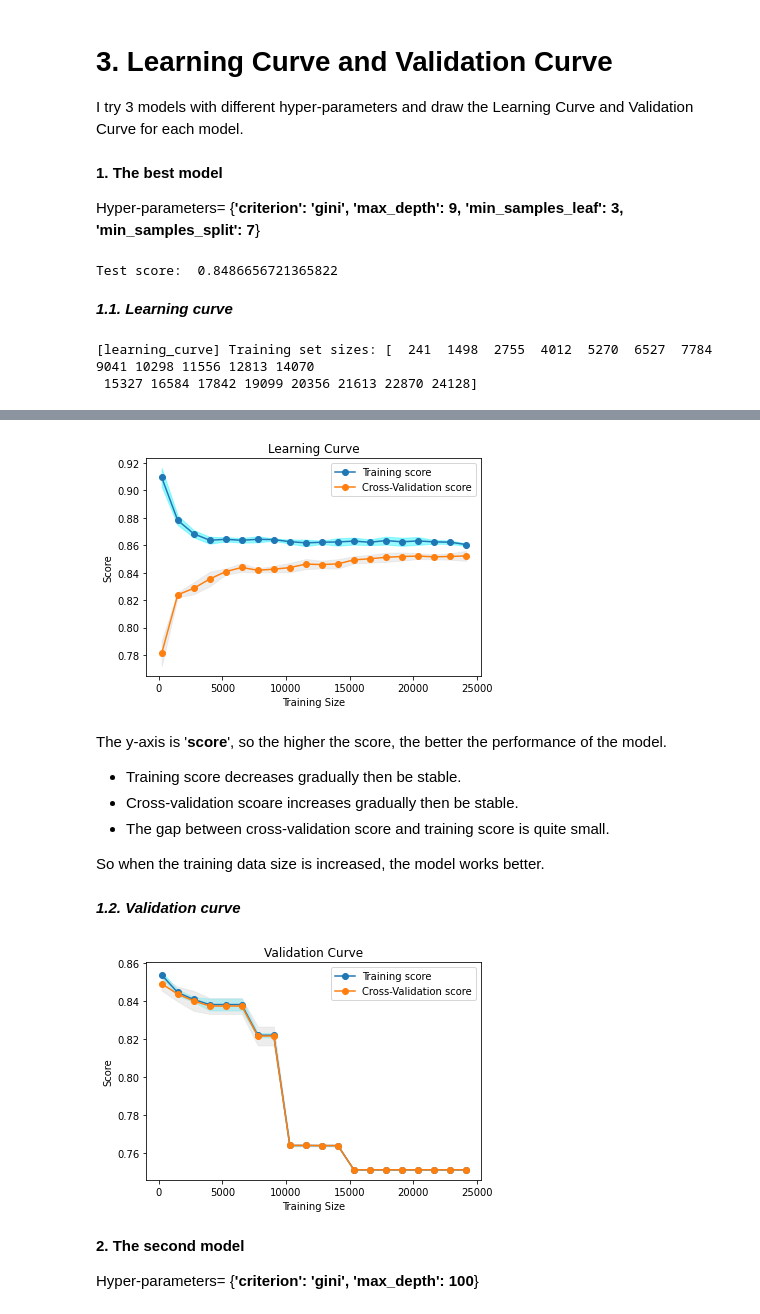
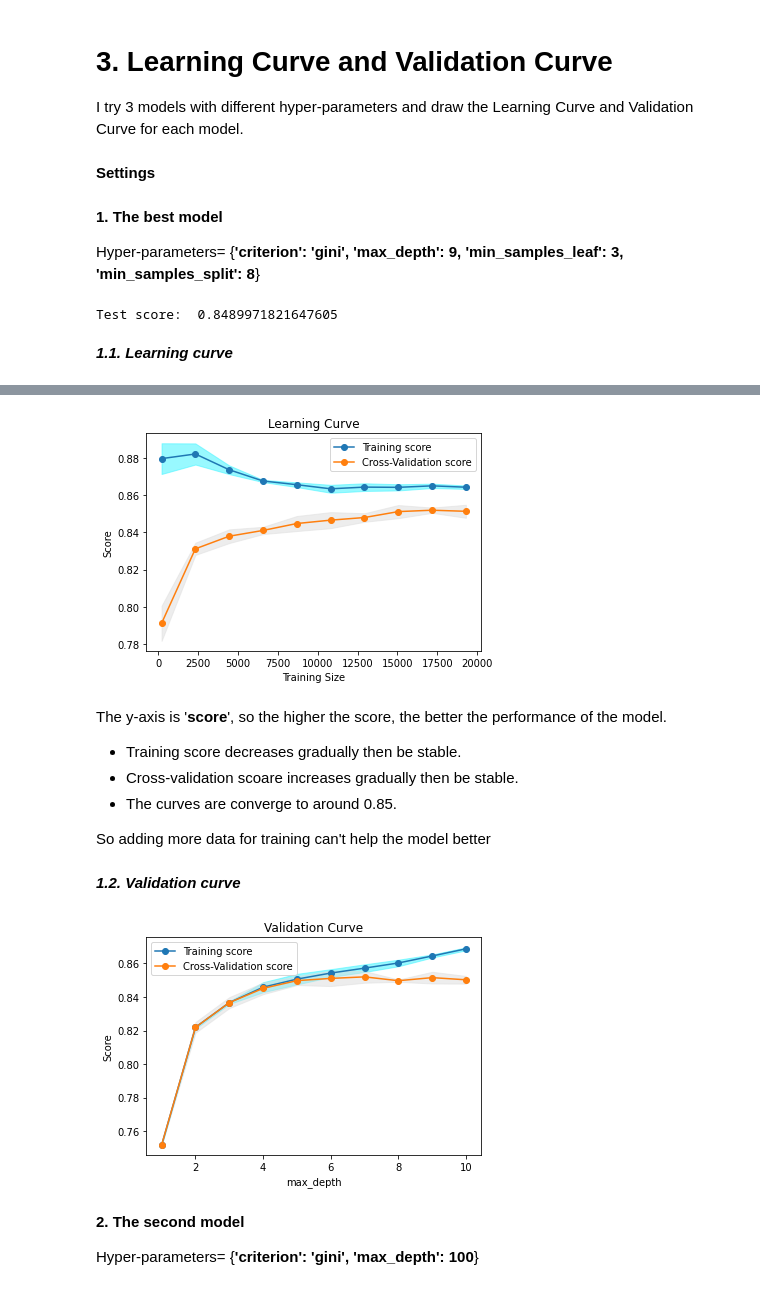
Before and after one commit to ngonhan2k5/cs-ml, a Jupyter notebook: proj1/DecisionTree.ipynb, the cells around one changed output, grey strips where cells are left out. Cells and saved outputs as stored; diff of their text form; code cells hidden in the pictures.

Commit message:
Modify show_curve function

```diff
--- a/proj1/DecisionTree.ipynb
+++ b/proj1/DecisionTree.ipynb
@@ -136,5 +136,5 @@ The best hyper-parameters:  {**'criterion': 'gini', 'max_depth': 9, 'min_samples
 # %%
-best_clf= DecisionTreeClassifier(criterion= 'gini', max_depth=9, min_samples_leaf=3, min_samples_split=7)
+best_clf= DecisionTreeClassifier(criterion= 'gini', max_depth=9, min_samples_leaf=3, min_samples_split=8)
 best_clf= best_clf.fit(X_train, y_train)
 score= best_clf.score(X_test, y_test)
 print("Test score: ", score)
@@ -179,43 +179,45 @@ weighted avg       0.84      0.85      0.84      6033
 
 I try 3 models with different hyper-parameters and draw the Learning Curve and Validation Curve for each model.
 # %%
-def show_curve(train_scores, test_scores, title):
+def show_curve(train_scores, test_scores, x_axis_range, title, xlabel):
   train_scores_mean= np.mean(train_scores, axis=1)
   train_scores_std= np.std(train_scores, axis=1)
   test_scores_mean= np.mean(test_scores, axis=1)
   test_scores_std= np.std(test_scores, axis=1)
 
-  plt.plot(train_sizes, train_scores_mean, marker='o', label= "Training score")
-  plt.plot(train_sizes, test_scores_mean, marker='o', label="Cross-Validation score")
+  plt.figure()
+  plt.plot(x_axis_range, train_scores_mean, marker='o', label= "Training score")
+  plt.plot(x_axis_range, test_scores_mean, marker='o', label="Cross-Validation score")
 
-  plt.fill_between(train_sizes, train_scores_mean-train_scores_std, train_scores_mean+train_scores_std,color= '#33F4FF',alpha=0.5)
-  plt.fill_between(train_sizes, test_scores_mean-test_scores_std, test_scores_mean+test_scores_std, color= '#DDDDDD',alpha=0.5)
+  plt.fill_between(x_axis_range, train_scores_mean-train_scores_std, train_scores_mean+train_scores_std,color= '#33F4FF',alpha=0.5)
+  plt.fill_between(x_axis_range, test_scores_mean-test_scores_std, test_scores_mean+test_scores_std, color= '#DDDDDD',alpha=0.5)
 
   plt.title(title)
-  plt.xlabel('Training Size')
+  plt.xlabel(xlabel)
   plt.ylabel('Score')
   plt.legend(loc= 'best')
+# %% [markdown]
+**Settings**
 # %%
 from sklearn.model_selection import learning_curve
+train_sizes= np.linspace(0.01,1,10)
+scoring= "accuracy"
+
 from sklearn.model_selection import validation_curve
-param_name= 'min_samples_split'
-param_range = np.linspace(0.01,1,20)
-train_sizes= np.linspace(0.01,1,20)
-scoring= scoring
+param_name= 'max_depth'
+param_range = np.linspace(1,10,10)
 # %% [markdown]
 **1. The best model**
 
-Hyper-parameters= {**'criterion': 'gini', 'max_depth': 9, 'min_samples_leaf': 3, 'min_samples_split': 7**}
+Hyper-parameters= {**'criterion': 'gini', 'max_depth': 9, 'min_samples_leaf': 3, 'min_samples_split': 8**}
 # %%
 score= best_clf.score(X_test, y_test)
 print("Test score: ", score)
 # %% [output]
-Test score:  0.8486656721365822
+Test score:  0.8489971821647605
 # %% [markdown]
 ***1.1. Learning curve***
 # %%
-train_sizes, train_scores, test_scores= learning_curve(best_clf, X, y, scoring=scoring, train_sizes= train_sizes, verbose=1)
-show_curve(train_scores, test_scores, 'Learning Curve')
+train_sizes, train_scores, test_scores= learning_curve(best_clf, X_train, y_train, scoring=scoring, train_sizes= train_sizes)
+show_curve(train_scores, test_scores, train_sizes, 'Learning Curve', 'Training Size')
 # %% [output]
-[learning_curve] Training set sizes: [  241  1498  2755  4012  5270  6527  7784  9041 10298 11556 12813 14070
- 15327 16584 17842 19099 20356 21613 22870 24128]
@@ -224,20 +224,20 @@ show_curve(train_scores, test_scores, 'Learning Curve')
-[figure, old version]
+[figure, new version]
 # %% [markdown]
 The y-axis is '**score**', so the higher the score, the better the performance of the model.
 
 
 *   Training score decreases gradually then be stable.
 *   Cross-validation scoare increases gradually then be stable.
-*   The gap between cross-validation score and training score is quite small.
+*   The curves are converge to around 0.85.
 
-So when the training data  size is increased, the model works better.
+So adding more data for training can't help the model better
 # %% [markdown]
 ***1.2. Validation curve***
 # %%
-train_scores, test_scores= validation_curve(best_clf, X, y, param_name=param_name, param_range=param_range, scoring= scoring)
-show_curve(train_scores, test_scores, 'Validation Curve')
+train_scores, test_scores= validation_curve(best_clf, X_train, y_train, param_name=param_name, param_range=param_range, scoring= scoring, error_score= 'raise' )
+show_curve(train_scores, test_scores, param_range, 'Validation Curve', param_name)
 # %% [output]
-[figure, old version]
+[figure, new version]
 # %% [markdown]
 **2. The second model**
 
```
Also changed, not shown: parts of 16 cells of this notebook.
